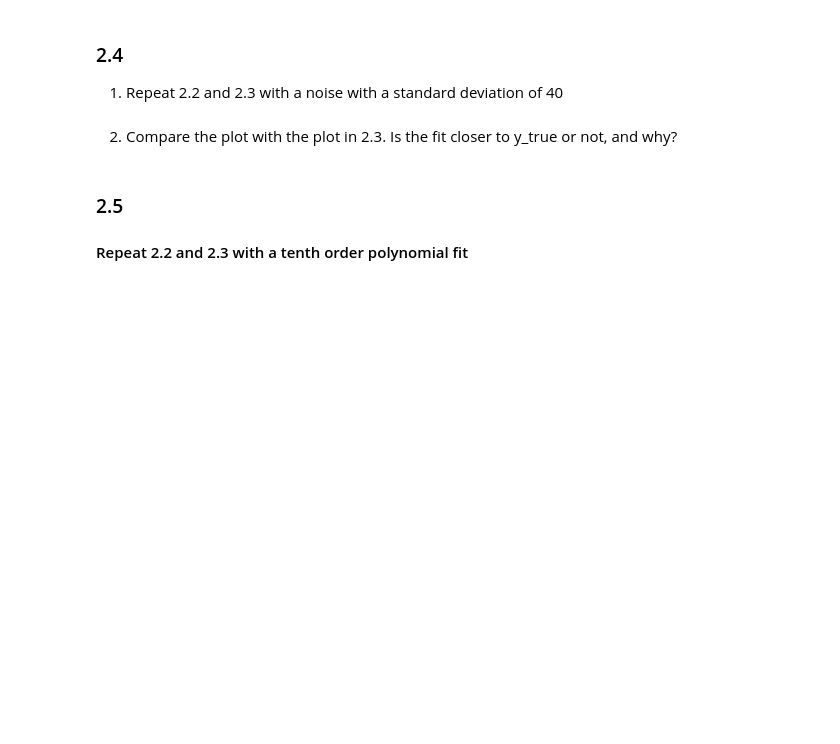
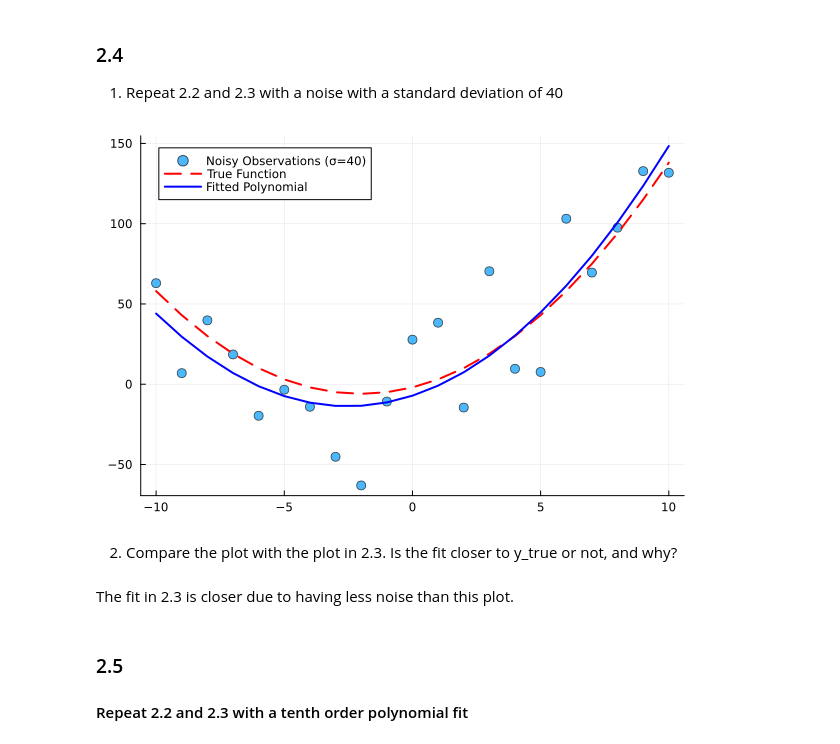
Before and after one commit to helmutstrey/BME-502-2025-homeworks, a Jupyter notebook: Homework 3.ipynb, the cells around one changed output. Saved outputs shown, nothing was run; the diff lists cells and outputs as text; code cells hidden in the pictures; blank space fills up the shorter version.

```diff
--- a/Homework 3.ipynb
+++ b/Homework 3.ipynb
@@ -144,8 +225,42 @@ import Random
 ### 2.4
 
 1. Repeat 2.2 and 2.3 with a noise with a standard deviation of 40
+# %%
+using Random, Distributions, Plots, Polynomials
+
+# Generate x values
+x = -10:1:10
+
+# Compute the true values
+y_true = x.^2 .+ 4 .* x .- 2
+
+# Generate Gaussian noise with mean 0 and standard deviation 40
+noise = rand(Normal(0, 40), length(x))
+
+# Add noise to y_true to obtain y_observed
+y_observed = y_true .+ noise
+
+# Generate Gaussian noise with mean 0 and standard deviation 40
+noise = rand(Normal(0, 40), length(x))
+
+# Add noise to y_true to obtain y_observed
+y_observed = y_true .+ noise
+
+p = Polynomials.fit(x, y_observed, 2)  # Use `Polynomials.fit`
+
+# Generate fitted values
+y_fitted = p.(x)
+
+# Plot the results
+scatter(x, y_observed, label="Noisy Observations (σ=40)", markersize=5, alpha=0.7)
+plot!(x, y_true, label="True Function", linewidth=2, linestyle=:dash, color=:red)
+plot!(x, y_fitted, label="Fitted Polynomial", linewidth=2, color=:blue)
+# %% [output]
+[figure, added]
 # %% [markdown]
 2. Compare the plot with the plot in 2.3. Is the fit closer to y_true or not, and why?
+# %% [markdown]
+The fit in 2.3 is closer due to having less noise than this plot.
 # %% [markdown]
 ### 2.5
 
```
Also changed, not shown: parts of 7 cells of this notebook.
